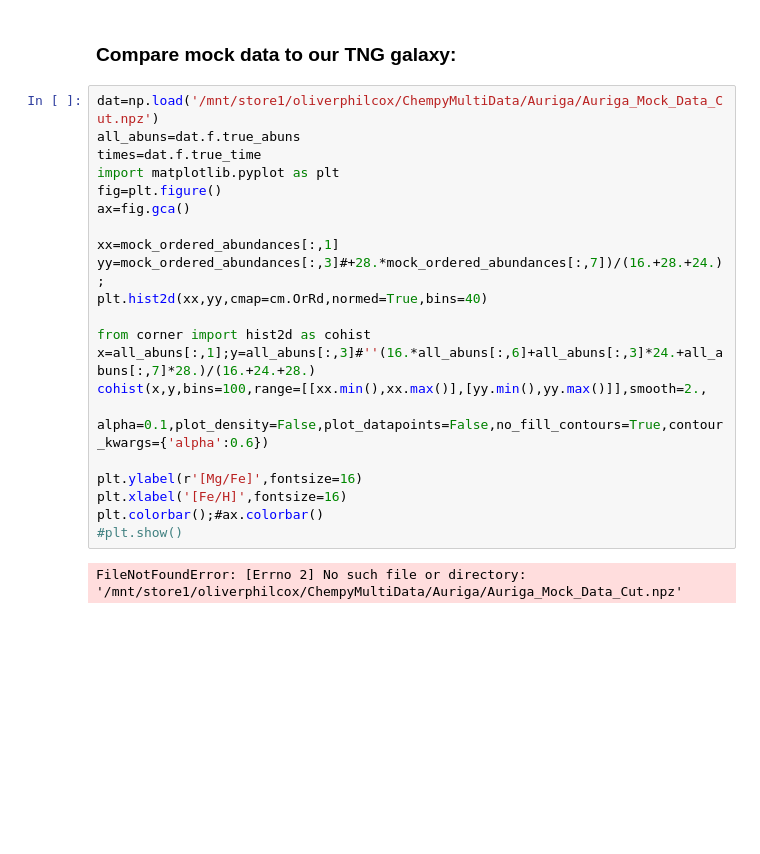
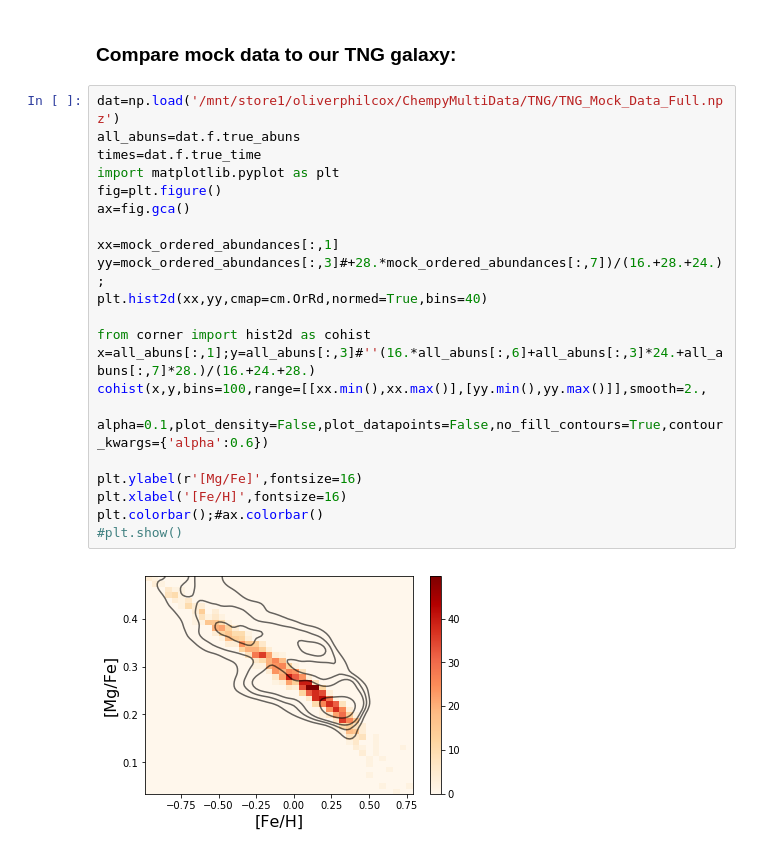
Before and after one commit to oliverphilcox/ChempyMulti, a Jupyter notebook: Jupyter/TNG_Aug2019/3) Chempy Mock Data.ipynb, the cells around one changed output. Saved outputs shown, nothing was run; the diff lists cells and outputs as text; blank space fills up the shorter version.

```diff
--- a/Jupyter/TNG_Aug2019/3) Chempy Mock Data.ipynb
+++ b/Jupyter/TNG_Aug2019/3) Chempy Mock Data.ipynb
@@ -132,28 +141,28 @@ np.savez('/mnt/store1/oliverphilcox/ChempyMultiData/TNG/Chempy_Mock_Data_Full.np
 # %% [markdown]
 ### Compare mock data to our TNG galaxy:
 # %%
-dat=np.load('/mnt/store1/oliverphilcox/ChempyMultiData/Auriga/Auriga_Mock_Data_Cut.npz')
+dat=np.load('/mnt/store1/oliverphilcox/ChempyMultiData/TNG/TNG_Mock_Data_Full.npz')
 all_abuns=dat.f.true_abuns
 times=dat.f.true_time
 import matplotlib.pyplot as plt
 fig=plt.figure()
 ax=fig.gca()
 
 xx=mock_ordered_abundances[:,1]
 yy=mock_ordered_abundances[:,3]#+28.*mock_ordered_abundances[:,7])/(16.+28.+24.);
 plt.hist2d(xx,yy,cmap=cm.OrRd,normed=True,bins=40)
 
 from corner import hist2d as cohist
 x=all_abuns[:,1];y=all_abuns[:,3]#''(16.*all_abuns[:,6]+all_abuns[:,3]*24.+all_abuns[:,7]*28.)/(16.+24.+28.)
 cohist(x,y,bins=100,range=[[xx.min(),xx.max()],[yy.min(),yy.max()]],smooth=2.,
        alpha=0.1,plot_density=False,plot_datapoints=False,no_fill_contours=True,contour_kwargs={'alpha':0.6})
 
 plt.ylabel(r'[Mg/Fe]',fontsize=16)
 plt.xlabel('[Fe/H]',fontsize=16)
 plt.colorbar();#ax.colorbar()
 #plt.show()
 # %% [output]
-FileNotFoundError: [Errno 2] No such file or directory: '/mnt/store1/oliverphilcox/ChempyMultiData/Auriga/Auriga_Mock_Data_Cut.npz'
+[figure, added]
 # %%
 for i in range(len(a.initial_neural_names)):
     plt.figure()
```
Also changed, not shown: parts of 5 cells of this notebook, 11 other files.
